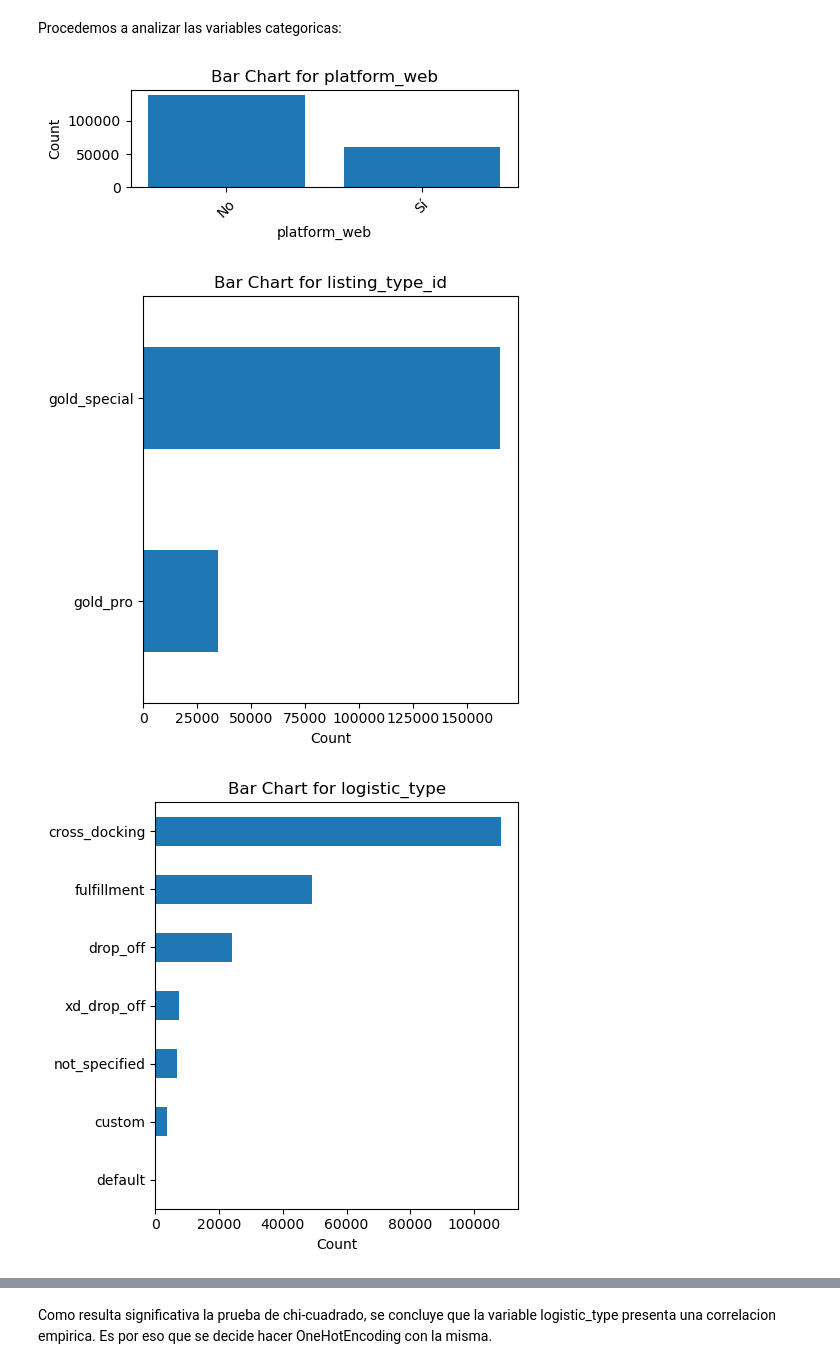
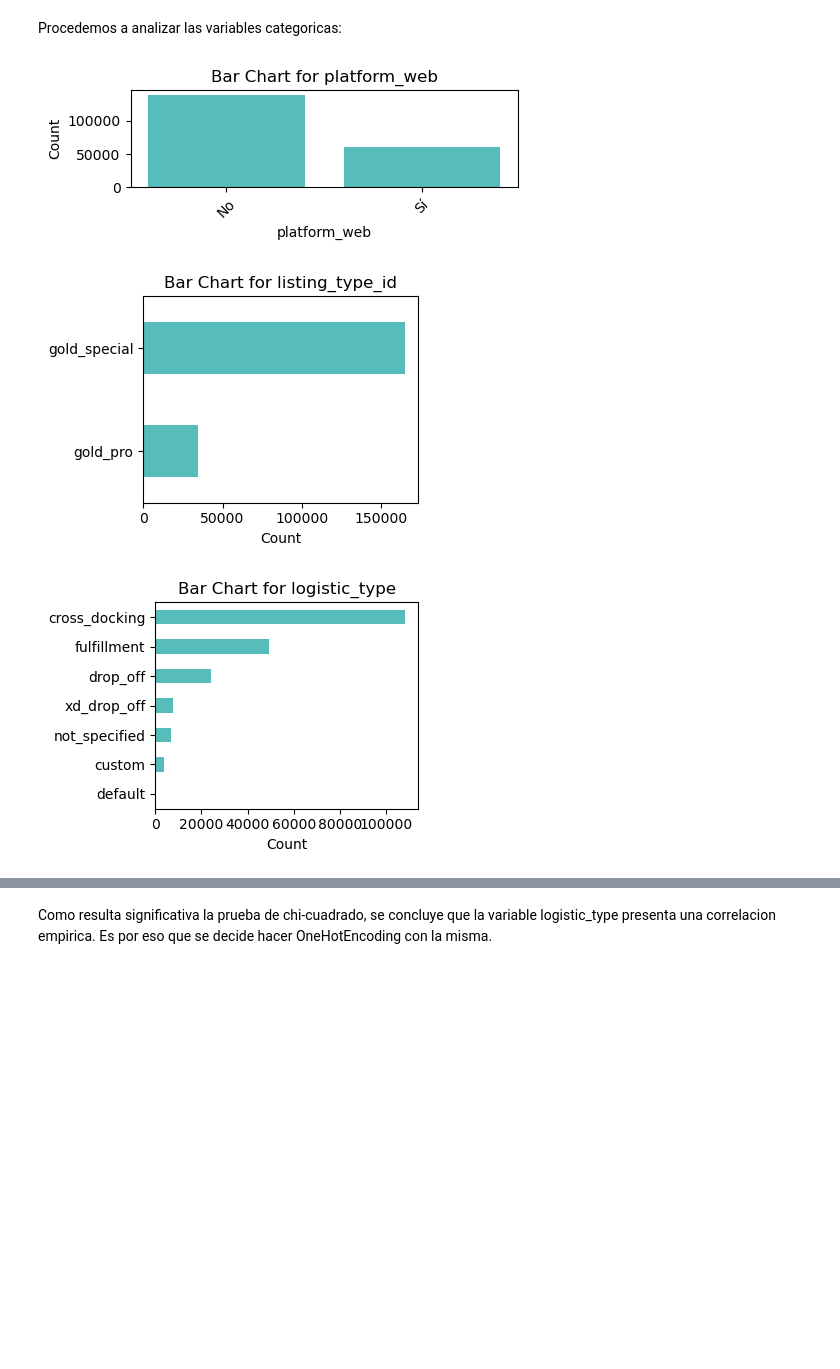
Before and after one commit to azulnogueraa/Prediccion_de_Conversion_IA, a Jupyter notebook: analisis.ipynb, the cells around one changed output, grey strips where cells are left out. Saved outputs shown, nothing was run; the diff lists cells and outputs as text; code cells hidden in the pictures; blank space fills up the shorter version.

```diff
--- a/analisis.ipynb
+++ b/analisis.ipynb
@@ -142,6 +93,3 @@ Notamos una gran proporción de no conversiones en los casos nulos de product_id
-# %%
-df['product_id_na'] = df['product_id'].isna()
-df = df.drop(columns=["product_id"])
 # %% [markdown]
 #### Combinación de Variables
 # %% [markdown]
@@ -503,0 +474,25 @@ No hicimos nada todavia de title por lo que elimino la variable hasta agregar el
+# %%
+# Eliminar los espacios enfrente y atras de las variables.
+df_categoricas['warranty'] = df_categoricas['warranty'].apply(lambda x: x.strip() if isinstance(x, str) else x)
+# Le saco las tildes a la base:
+df_categoricas['warranty'] = df_categoricas['warranty'].apply(lambda x: unidecode(x) if isinstance(x, str) else x)
+# Lo convierto a minusculas
+df_categoricas['warranty'] = df_categoricas['warranty'].apply(lambda x: x.lower() if isinstance(x, str) else x)
+# Le saco los espacios dobles.
+df_categoricas['warranty'] = df_categoricas['warranty'].apply(lambda x: x.replace('  ',' ') if isinstance(x, str) else x)
+# %%
+def categorizar_garantia(garantia):
+    garantia = str(garantia)
+    if ("fabrica" in garantia) or ('marca' in garantia):
+        return "garantia de fabrica"
+    elif "vendedor" in garantia:
+        return "garantia del vendedor"
+    elif "sin garantia" in garantia:
+        return "sin garantia"
+    elif ('hora' in garantia) or ('hs' in garantia) or ('dia' in garantia) or ('mes'in garantia) or ('ano' in garantia) or ('vida' in garantia) or ('garantizamos' in garantia) or ('gtia' in garantia) or ('garantia' in garantia) or ('si' in garantia):
+        return 'garantia'
+    else:
+        return "sin garantia"
+# %%
+# Aplica la función a la columna "garantia"
+df_categoricas["cat_warranty"] = df_categoricas["warranty"].apply(categorizar_garantia)
@@ -508,33 +530,33 @@ Procedemos a analizar las variables categoricas:
 # %%
 # Iterar a través de las columnas categóricas y crear un gráfico de barras para cada una
 for column in df_categoricas[['platform_web']]:
     categories = df_categoricas[column].value_counts().index
     values = df_categoricas[column].value_counts().values
 
 
     plt.figure(figsize=(5, 2))  # Tamaño del gráfico (opcional)
-    plt.bar(categories, values)
+    plt.bar(categories, values, color=['#57BDBA'])
     plt.xlabel(column)
     plt.ylabel('Count')
     plt.title(f'Bar Chart for {column}')
     plt.xticks(rotation=45)  # Rotar etiquetas si son largas
     plt.xticks([0, 1], ['No', 'Sí'])
     plt.tight_layout()  # Ajustar el diseño
     plt.show()
 
 # Iterar a través de las columnas categóricas y crear un gráfico de barras para cada una
 for column in df_categoricas[["listing_type_id","logistic_type", "platform",'cat_warranty', 'is_pdp']]:
     # Cuenta la frecuencia de cada especie y ordena de mayor a menor
     frecuencia = df_categoricas[column].value_counts().sort_values(ascending=True)
 
     # Crea un gráfico de barras horizontal
-    plt.figure(figsize=(5, 5))  # Ajusta el tamaño si es necesario
-    frecuencia.plot(kind='barh')  # Usa 'barh' para gráfico de barras horizontal
+    plt.figure(figsize=(4, 3))  # Ajusta el tamaño si es necesario
+    frecuencia.plot(kind='barh', color=['#57BDBA'])  # Usa 'barh' para gráfico de barras horizontal
     plt.xlabel('Count')
     plt.title(f'Bar Chart for {column}')
     plt.tight_layout()
     plt.show()
 # %% [output]
-[figure, old version]
+[figure, new version]
-[figure, old version]
+[figure, new version]
-[figure, old version]
+[figure, new version]
```
Also changed, not shown: parts of 63 cells of this notebook, 1 other file.
